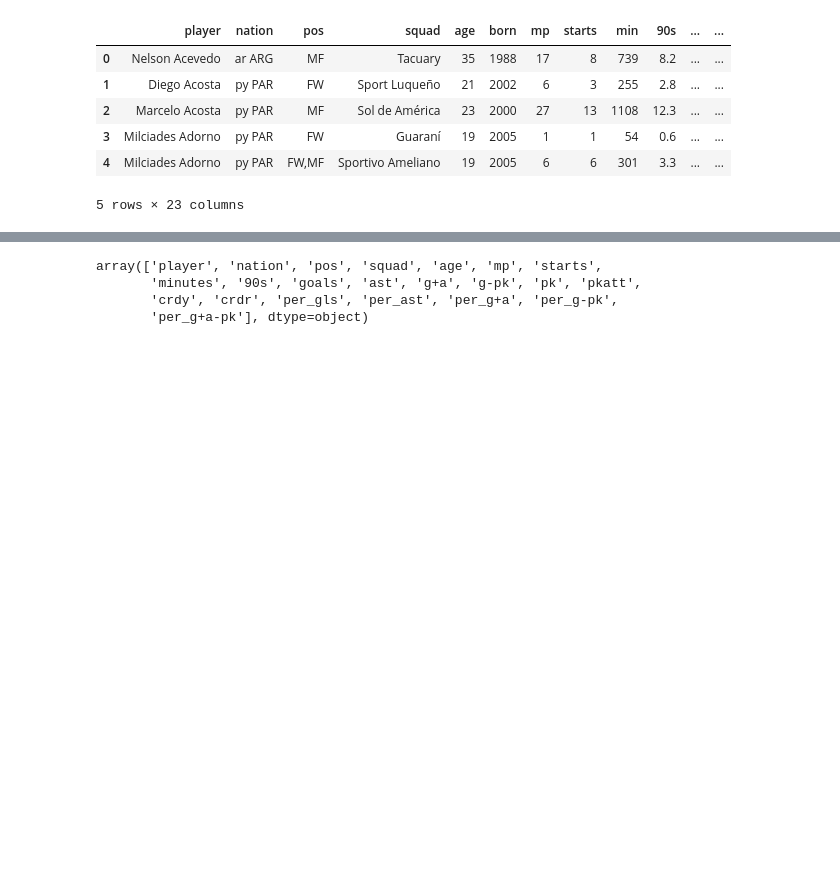
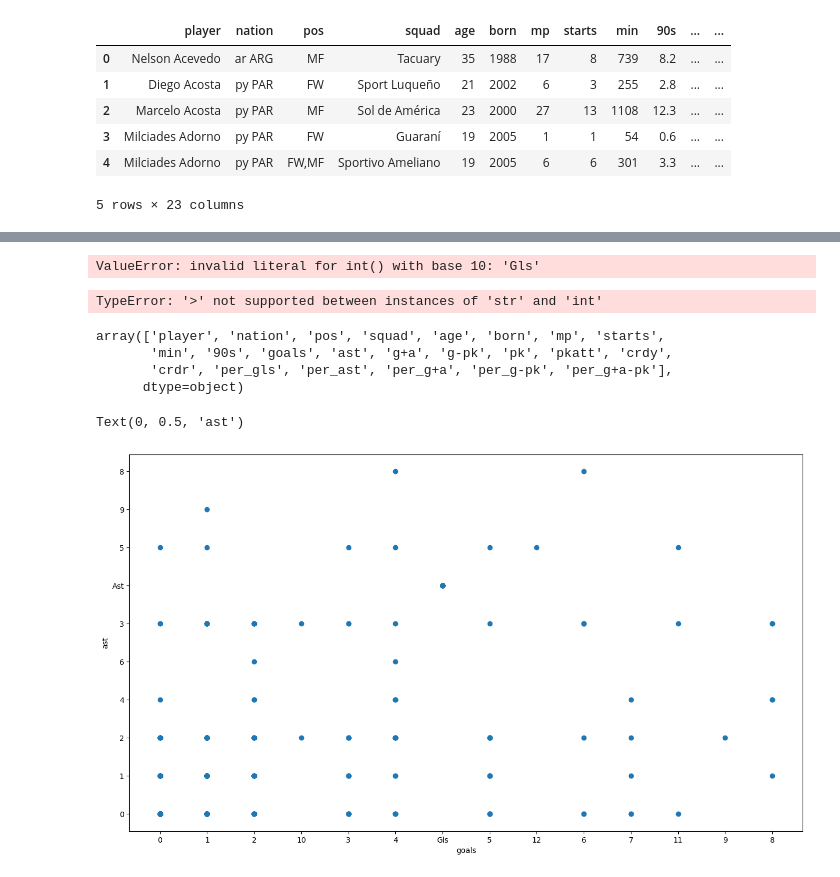
Before and after one commit to axelbol/football-analysis, a Jupyter notebook: twitter_content.ipynb, the cells around one changed output, grey strips where cells are left out. Drawn from its saved outputs; the diff is of its cells as text; code cells hidden in the pictures; blank space fills up the shorter version.

Commit message:
check null values

```diff
--- a/twitter_content.ipynb
+++ b/twitter_content.ipynb
@@ -98,0 +101,3 @@ df_liga_par.to_csv('/home/axel/Code/Python/axel/football_analysis/csv/liga_par.c
+# %%
+df_liga_par = pd.read_csv('/home/axel/Code/Python/axel/football_analysis/csv/liga_par.csv')
+df_liga_par.head()
@@ -99,7 +227,16 @@ df_liga_par.to_csv('/home/axel/Code/Python/axel/football_analysis/csv/liga_par.c
+# %%
+df_copy['goals'] = df_copy['goals'].astype(int)
+# %% [output]
+ValueError: invalid literal for int() with base 10: 'Gls'
+# %%
+df_filtrado = newdf[(newdf['mp'] > 20) & (newdf['goals'] > 10) & (newdf['born'] > 1993)].reset_index(drop=True)
+df_filtrado.head()
+# %% [output]
+TypeError: '>' not supported between instances of 'str' and 'int'
 # %%
 df_liga_par.columns.values
 # %% [output]
-array(['player', 'nation', 'pos', 'squad', 'age', 'mp', 'starts',
-       'minutes', '90s', 'goals', 'ast', 'g+a', 'g-pk', 'pk', 'pkatt',
-       'crdy', 'crdr', 'per_gls', 'per_ast', 'per_g+a', 'per_g-pk',
-       'per_g+a-pk'], dtype=object)
+array(['player', 'nation', 'pos', 'squad', 'age', 'born', 'mp', 'starts',
+       'min', '90s', 'goals', 'ast', 'g+a', 'g-pk', 'pk', 'pkatt', 'crdy',
+       'crdr', 'per_gls', 'per_ast', 'per_g+a', 'per_g-pk', 'per_g+a-pk'],
+      dtype=object)
@@ -107,0 +243,12 @@ df_filter = pos
+# %%
+fig, ax = plt.subplots(figsize = (16,9))
+ejex = 'goals'
+ejey = 'ast'
+ax.scatter(ejex, ejey, data = df_liga_par)
+ax.set_xlabel(ejex)
+ax.set_ylabel(ejey)
+
+# df_liga_par['goals'] = df_liga_par.goa
+# %% [output]
+Text(0, 0.5, 'ast')
+[figure, added]
```
Also changed, not shown: parts of 11 cells of this notebook.
